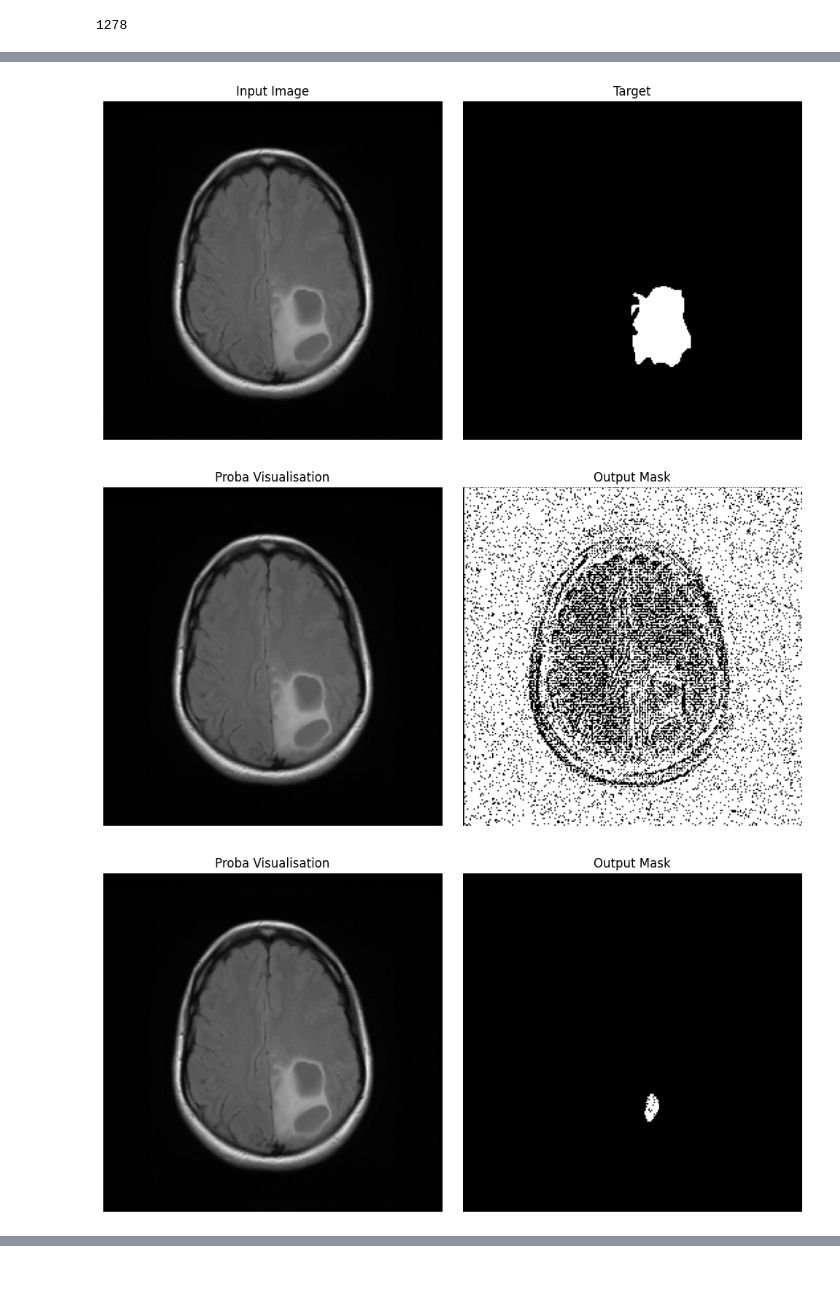
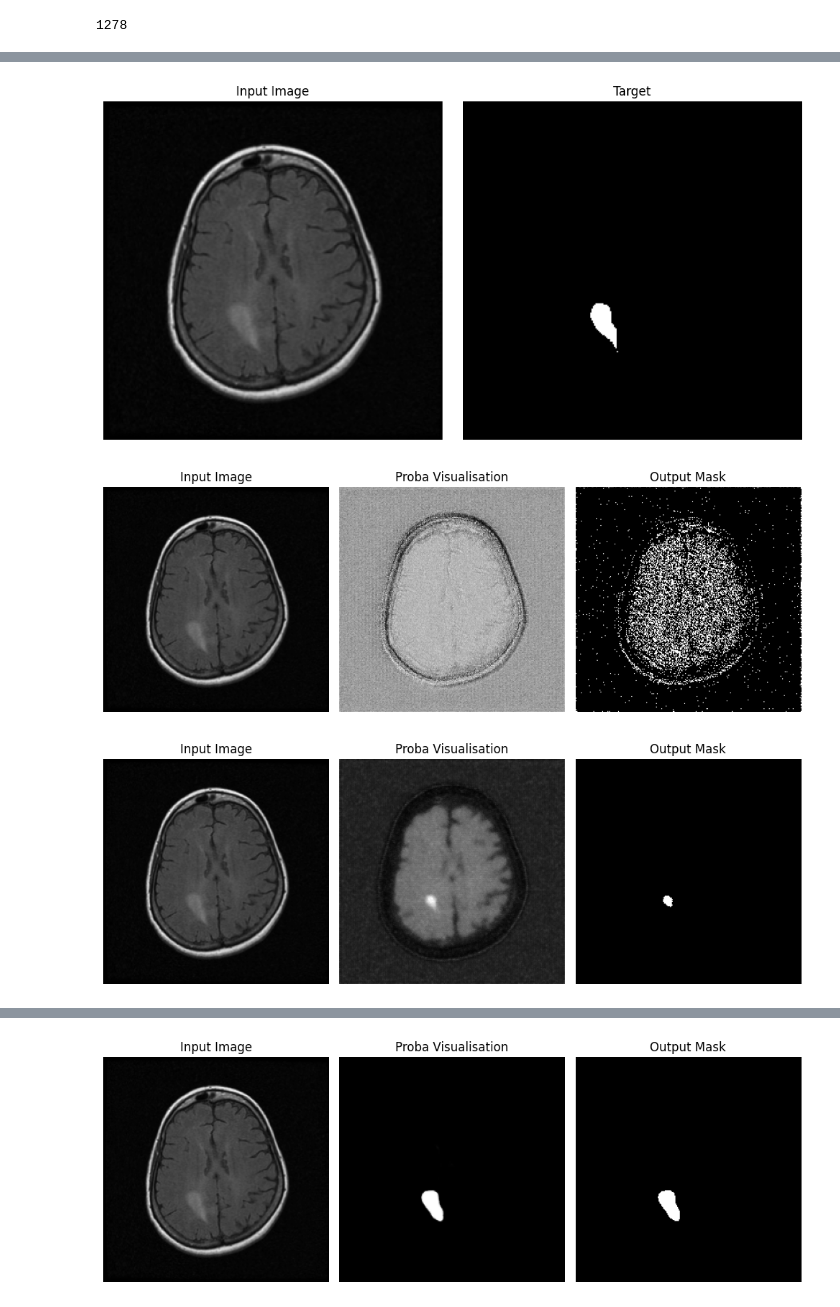
Before and after one commit to ValentinJourdan/Brain_anomaly_detection, a Jupyter notebook: Brain_anomaly_detection_V2.ipynb, the cells around one changed output, grey strips where cells are left out. Saved outputs shown, nothing was run; the diff lists cells and outputs as text; code cells hidden in the pictures; blank space fills up the shorter version.

```diff
--- a/Brain_anomaly_detection_V2.ipynb
+++ b/Brain_anomaly_detection_V2.ipynb
@@ -22,7 +22,7 @@ False
 TRAINPROP = 0.8
 TESTPROP = 0.2
 BATCHSIZE = 16
-LEARNING_RATE = 0.005
+LEARNING_RATE = 0.001
 MOMENTUM = 0.9
 EPOCHS = 15
 NUM_FOLDS = 5
@@ -291,7 +293,7 @@ for epoch in range(EPOCHS):
         running_loss += loss.item()
         running_dice_coeff.append(dice_coefficient(labels, outputs).item())
 
-        if not name_saved:
+        if not name_saved and np.max(labels[0,:,:].detach().cpu().numpy()) == 1:
             ref_name = name[0]
             image = cv2.imread('brain_scan/' + ref_name.replace("_mask.tif",".tif"),cv2.IMREAD_GRAYSCALE)
             target_mask = cv2.imread('brain_scan/' + ref_name,cv2.IMREAD_GRAYSCALE)
@@ -316,36 +318,40 @@ for epoch in range(EPOCHS):
         for idx in range(len(inputs)):
             # Visualization of progress with one image
             if ref_name == name[idx]:
                 result_epoch_proba = outputs[idx].float()
                 result_epoch = (outputs[idx] > 0.5).float()
                 #print(result_epoch_proba)
                 #print(np.max(result_epoch_proba[0,:,:].detach().cpu().numpy()))
 
         dataloader.set_description(f'Epoch {epoch + 1}/{EPOCHS}, Loss: {running_loss / len(train_dl):.5f} - Dice Coefficient: {100 * sum(running_dice_coeff) / len(running_dice_coeff):.1f}%')
         dataloader.refresh()
 
     scheduler.step()
 
     plt.figure(figsize=(10, 5))
 
-    plt.subplot(1, 2, 1)
-    #plt.imshow(result_epoch_proba[0,:,:].detach().cpu().numpy(), cmap='gray')
+    plt.subplot(1, 3, 1)
     plt.imshow(image, cmap='gray')
+    plt.title('Input Image')
+    plt.axis('off')
+
+    plt.subplot(1, 3, 2)
+    plt.imshow(result_epoch_proba[0,:,:].detach().cpu().numpy(), cmap='gray')
     plt.title('Proba Visualisation')
     plt.axis('off')
 
-    plt.subplot(1, 2, 2)
+    plt.subplot(1, 3, 3)
     plt.imshow(result_epoch[0,:,:].detach().cpu().numpy(), cmap='gray')
     plt.title('Output Mask')
     plt.axis('off')
 
     plt.tight_layout()
     plt.show()
 
     dataloader.close()
 
 print('Training finished')
 # %% [output]
-[figure, old version]
+[figure, new version]
-[figure, old version]
+[figure, new version]
-[figure, old version]
+[figure, new version]
@@ -359,0 +366 @@ print('Training finished')
+[figure, added]
```
Also changed, not shown: parts of 4 cells of this notebook, 1 other file.
